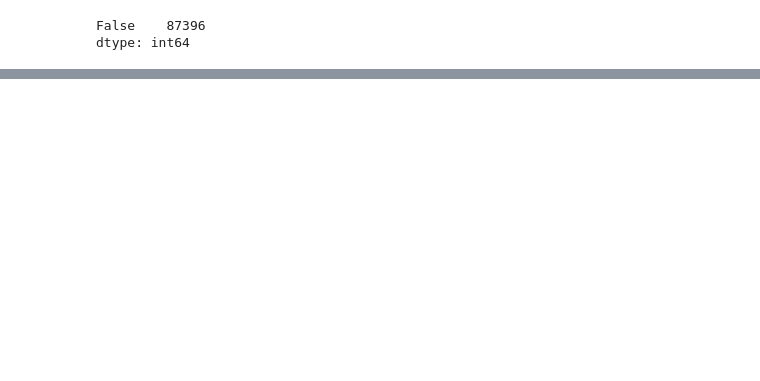
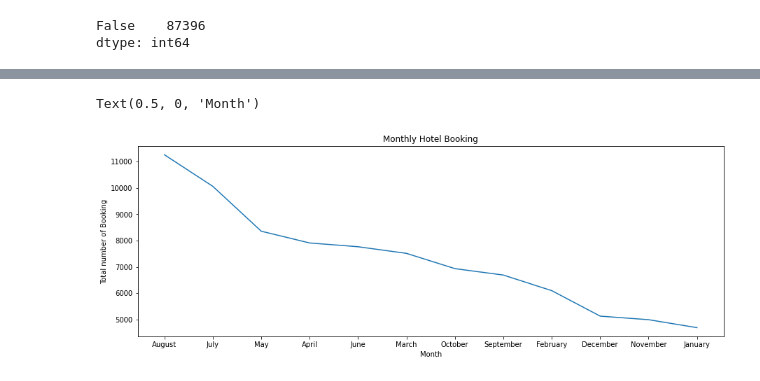
Before and after one commit to Satyaprakash-Dinesh-Vispute/Hotel-Booking-Analysis-EDA, a Jupyter notebook: Hotel_Booking_Analysis_(EDA).ipynb, the cells around one changed output, grey strips where cells are left out. Saved outputs shown, nothing was run; the diff lists cells and outputs as text; code cells hidden in the pictures; blank space fills up the shorter version.

```diff
--- a/Hotel_Booking_Analysis_(EDA).ipynb
+++ b/Hotel_Booking_Analysis_(EDA).ipynb
@@ -165,0 +179,3 @@ dtype: int64
+# %%
+hotel_booking_df['total_people']= hotel_booking_df['adults']+hotel_booking_df['children']
+hotel_booking_df['total_stay']= hotel_booking_df['stays_in_weekend_nights']+hotel_booking_df['stays_in_week_nights']
@@ -165,0 +200,3 @@ dtype: int64
+# %%
+month_visited = hotel_booking_df["arrival_date_month"].value_counts()
+print(month_visited)
@@ -165,0 +217,11 @@ dtype: int64
+# %%
+plt.rcParams['figure.figsize'] = (15, 5)
+# %%
+# Create the plot object
+plt.plot(month_visited)
+plt.title('Monthly Hotel Booking')
+plt.ylabel('Total number of Booking')
+plt.xlabel('Month')
+# %% [output]
+Text(0.5, 0, 'Month')
+[figure, added]
```
Also changed, not shown: parts of 17 cells of this notebook.
